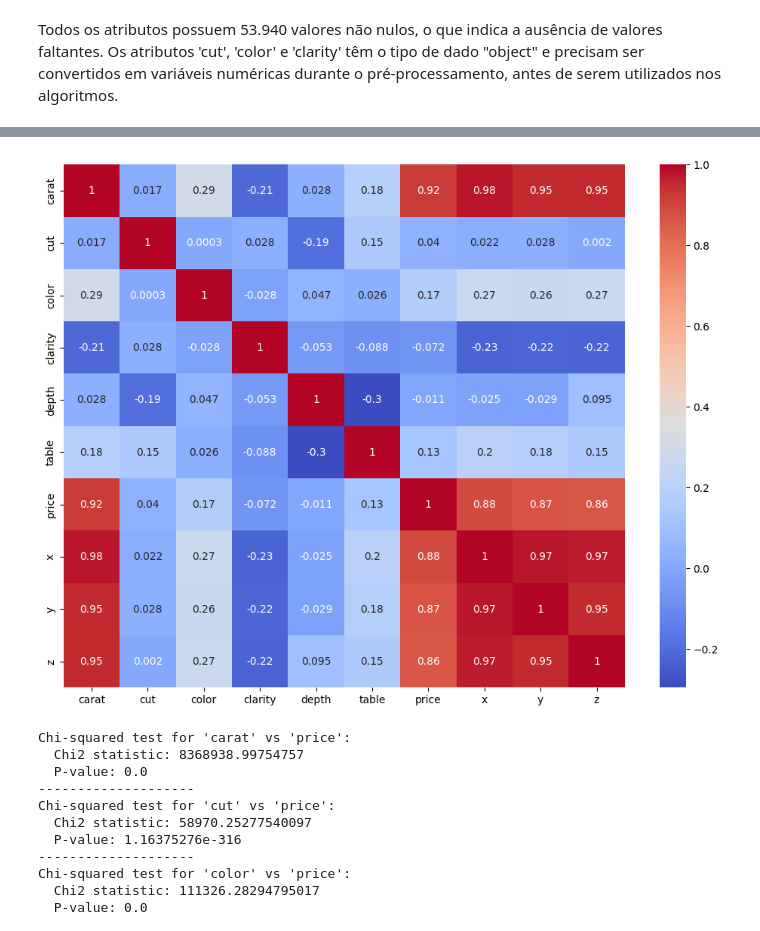
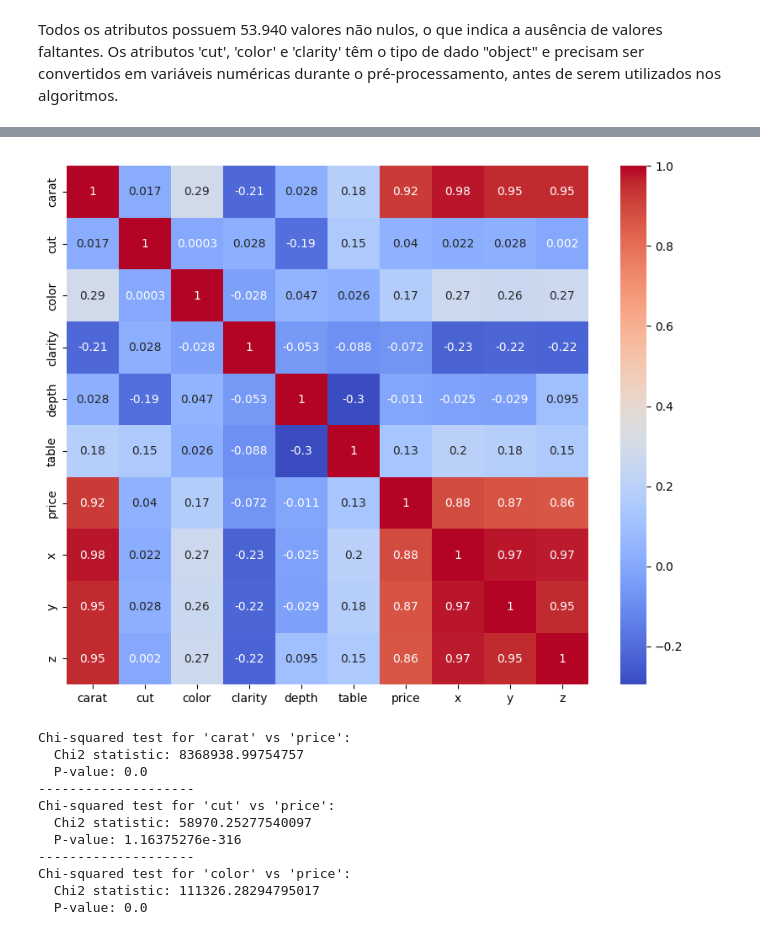
Before and after one commit to Turma1174/projetoML2, a Jupyter notebook: projeto.ipynb, the cells around one changed output, grey strips where cells are left out. Saved outputs shown, nothing was run; the diff lists cells and outputs as text; code cells hidden in the pictures.

```diff
--- a/projeto.ipynb
+++ b/projeto.ipynb
@@ -162,19 +160,19 @@ data1.describe()
 # %%
 # examinando a matrix de correlação usando heatmap
 
 # Calcula a matriz de correlação
 corrmat = data1.corr()
 
 # Cria a figura com tamanho ajustado
-plt.figure(figsize=(12, 9))
+plt.figure(figsize=(10, 8))
 
 # Plota o heatmap
 sns.heatmap(corrmat, annot=True, cmap='coolwarm')
 
 # Exibe o gráfico
 plt.show()
 # %% [output]
-[figure, old version]
+[figure, new version]
 # %%
 from scipy.stats import chi2_contingency
 
```
Also changed, not shown: parts of 7 cells of this notebook.
